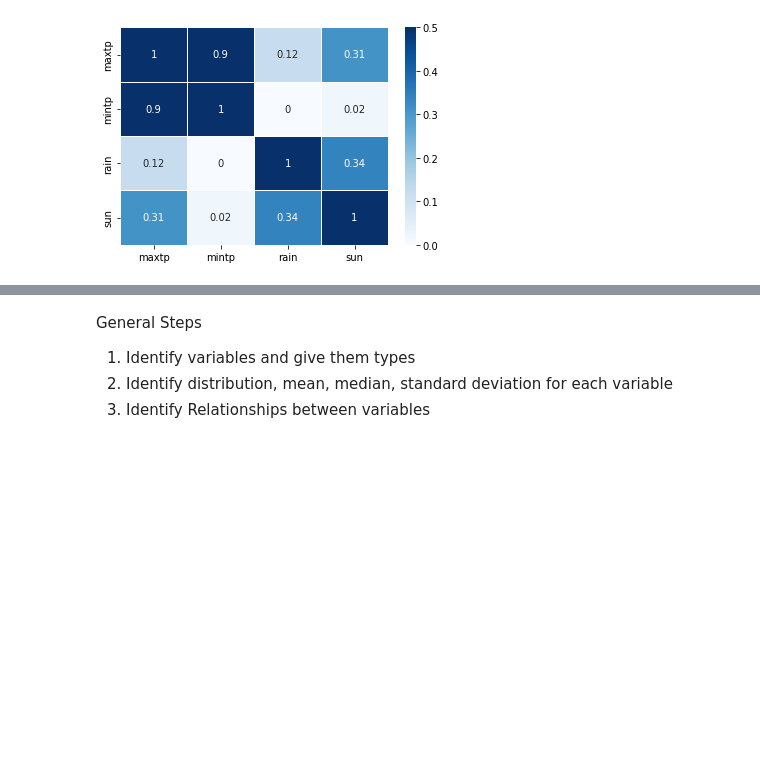
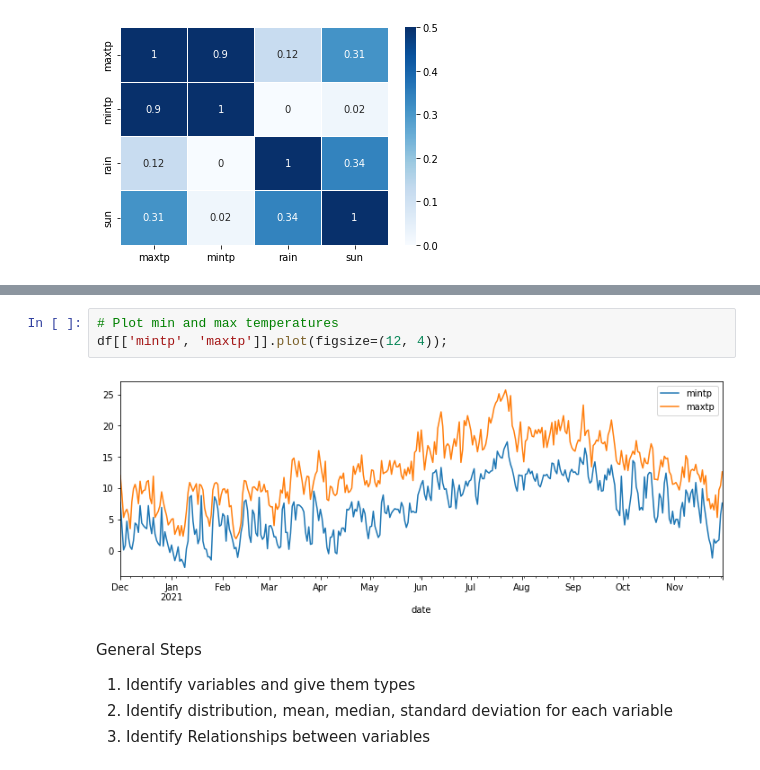
Before and after one commit to fod/simulation, a Jupyter notebook: simulation.ipynb, the cells around one changed output, grey strips where cells are left out. Saved outputs shown, nothing was run; the diff lists cells and outputs as text; blank space fills up the shorter version.

Commit message:
Looking at temperature

```diff
--- a/simulation.ipynb
+++ b/simulation.ipynb
@@ -105,3 +107,8 @@ plt.show()
+# %%
+# Plot min and max temperatures
+df[['mintp', 'maxtp']].plot(figsize=(12, 4));
+# %% [output]
+[figure, added]
 # %% [markdown]
 General Steps
 1. Identify variables and give them types
```
Also changed, not shown: parts of 1 cell of this notebook.
